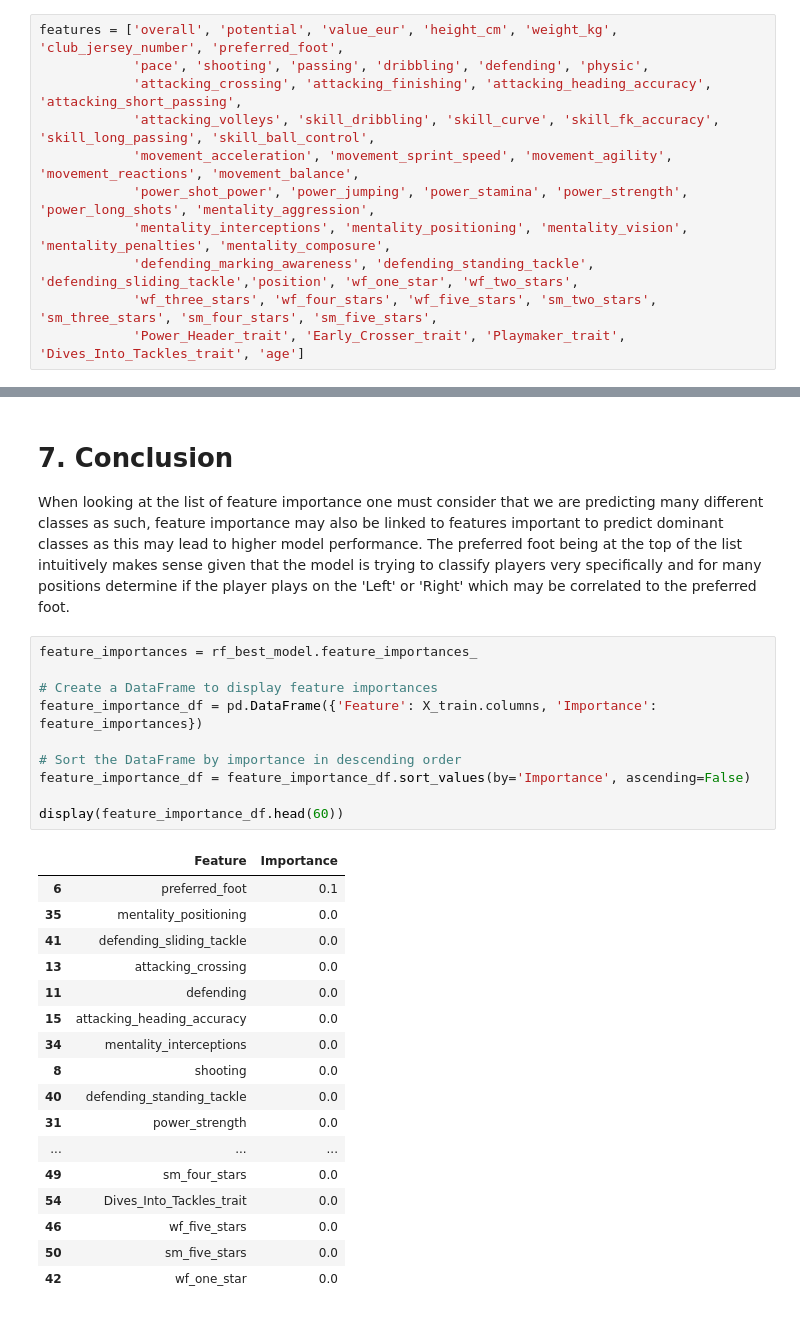
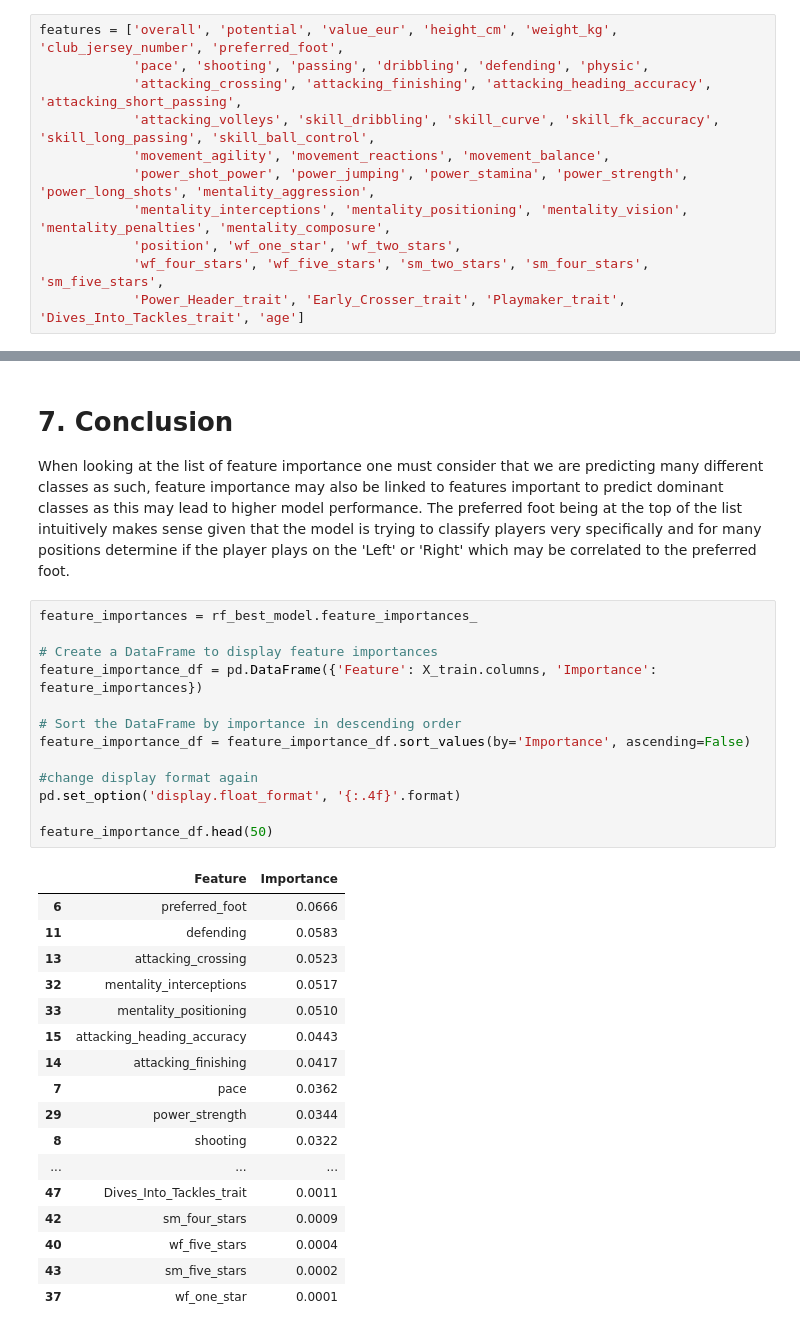
Before and after one commit to mhandt9/football-pos-prediction, a Jupyter notebook: balling.ipynb, the cells around one changed output, grey strips where cells are left out. Drawn from its saved outputs; the diff is of its cells as text.

```diff
--- a/balling.ipynb
+++ b/balling.ipynb
@@ -729,11 +719,11 @@ features = ['overall', 'potential', 'value_eur', 'height_cm', 'weight_kg', 'club
             'pace', 'shooting', 'passing', 'dribbling', 'defending', 'physic',
             'attacking_crossing', 'attacking_finishing', 'attacking_heading_accuracy', 'attacking_short_passing',
             'attacking_volleys', 'skill_dribbling', 'skill_curve', 'skill_fk_accuracy', 'skill_long_passing', 'skill_ball_control',
-            'movement_acceleration', 'movement_sprint_speed', 'movement_agility', 'movement_reactions', 'movement_balance',
+            'movement_agility', 'movement_reactions', 'movement_balance',
             'power_shot_power', 'power_jumping', 'power_stamina', 'power_strength', 'power_long_shots', 'mentality_aggression',
             'mentality_interceptions', 'mentality_positioning', 'mentality_vision', 'mentality_penalties', 'mentality_composure',
-            'defending_marking_awareness', 'defending_standing_tackle', 'defending_sliding_tackle','position', 'wf_one_star', 'wf_two_stars',
-            'wf_three_stars', 'wf_four_stars', 'wf_five_stars', 'sm_two_stars', 'sm_three_stars', 'sm_four_stars', 'sm_five_stars',
+            'position', 'wf_one_star', 'wf_two_stars',
+            'wf_four_stars', 'wf_five_stars', 'sm_two_stars', 'sm_four_stars', 'sm_five_stars',
             'Power_Header_trait', 'Early_Crosser_trait', 'Playmaker_trait', 'Dives_Into_Tackles_trait', 'age']
 # %%
 # get final X train, y train and X test dataframes
@@ -945,28 +936,31 @@ When looking at the list of feature importance one must consider that we are pre
 # %%
 feature_importances = rf_best_model.feature_importances_
 
 # Create a DataFrame to display feature importances
 feature_importance_df = pd.DataFrame({'Feature': X_train.columns, 'Importance': feature_importances})
 
 # Sort the DataFrame by importance in descending order
 feature_importance_df = feature_importance_df.sort_values(by='Importance', ascending=False)
 
-display(feature_importance_df.head(60))
+#change display format again
+pd.set_option('display.float_format', '{:.4f}'.format)
+
+feature_importance_df.head(50)
 # %% [output]
 |  | Feature | Importance |
-| 6 | preferred_foot | 0.1 |
-| 35 | mentality_positioning | 0.0 |
-| 41 | defending_sliding_tackle | 0.0 |
-| 13 | attacking_crossing | 0.0 |
-| 11 | defending | 0.0 |
-| 15 | attacking_heading_accuracy | 0.0 |
-| 34 | mentality_interceptions | 0.0 |
-| 8 | shooting | 0.0 |
-| 40 | defending_standing_tackle | 0.0 |
-| 31 | power_strength | 0.0 |
+| 6 | preferred_foot | 0.0666 |
+| 11 | defending | 0.0583 |
+| 13 | attacking_crossing | 0.0523 |
+| 32 | mentality_interceptions | 0.0517 |
+| 33 | mentality_positioning | 0.0510 |
+| 15 | attacking_heading_accuracy | 0.0443 |
+| 14 | attacking_finishing | 0.0417 |
+| 7 | pace | 0.0362 |
+| 29 | power_strength | 0.0344 |
+| 8 | shooting | 0.0322 |
 | ... | ... | ... |
-| 49 | sm_four_stars | 0.0 |
-| 54 | Dives_Into_Tackles_trait | 0.0 |
-| 46 | wf_five_stars | 0.0 |
-| 50 | sm_five_stars | 0.0 |
-| 42 | wf_one_star | 0.0 |
+| 47 | Dives_Into_Tackles_trait | 0.0011 |
+| 42 | sm_four_stars | 0.0009 |
+| 40 | wf_five_stars | 0.0004 |
+| 43 | sm_five_stars | 0.0002 |
+| 37 | wf_one_star | 0.0001 |
```
Also changed, not shown: parts of 16 cells of this notebook.
